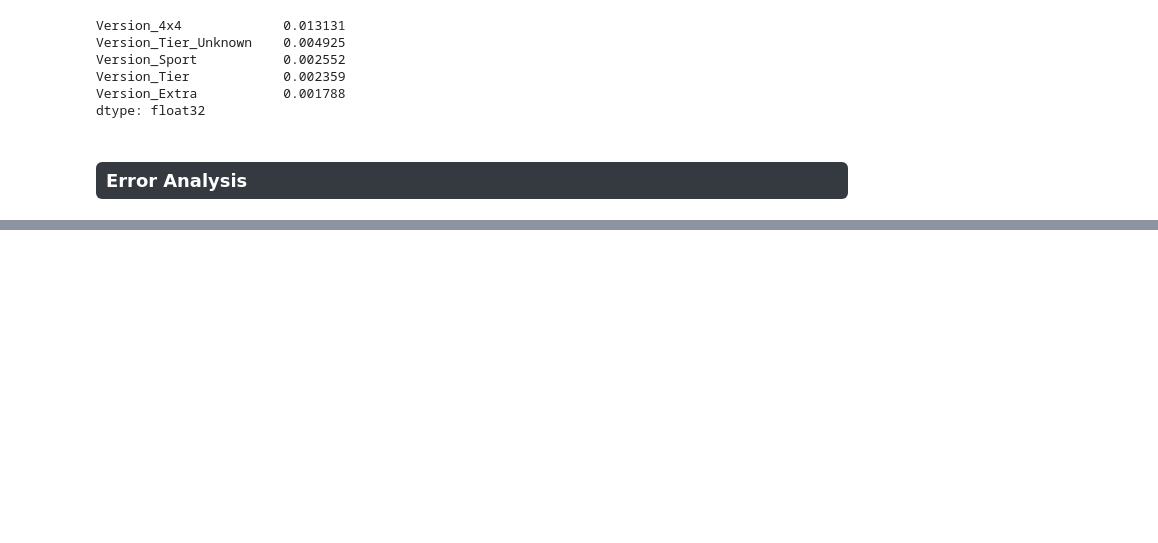
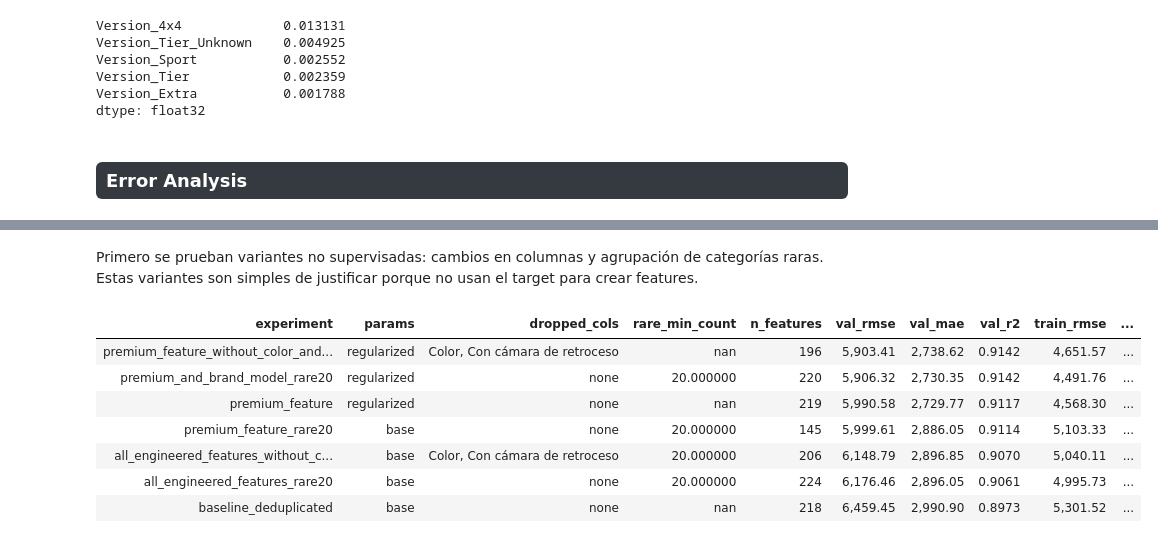
Before and after one commit to abrildiaco/TP_Final_ML, a Jupyter notebook: notebooks/just_trying.ipynb, the cells around one changed output, grey strips where cells are left out. Cells and saved outputs as stored; diff of their text form; code cells hidden in the pictures; blank space fills up the shorter version.

```diff
--- a/notebooks/just_trying.ipynb
+++ b/notebooks/just_trying.ipynb
@@ -733,0 +785,80 @@ Error Analysis
+# %% [markdown]
+Primero se prueban variantes no supervisadas: cambios en columnas y agrupación de categorías raras. Estas variantes son simples de justificar porque no usan el target para crear features.
+# %%
+one_hot_experiments = [
+    {
+        "experiment": "baseline_deduplicated",
+        "feature_blocks": [],
+        "rare_min_count": None,
+        "drop_cols": [],
+        "params_name": "base",
+        "params": XGB_BASE_PARAMS,
+    },
+    {
+        "experiment": "premium_feature",
+        "feature_blocks": ["premium"],
+        "rare_min_count": None,
+        "drop_cols": [],
+        "params_name": "regularized",
+        "params": XGB_REGULARIZED_PARAMS,
+    },
+    {
+        "experiment": "premium_feature_without_color_and_camera",
+        "feature_blocks": ["premium"],
+        "rare_min_count": None,
+        "drop_cols": ["Color", "Con cámara de retroceso"],
+        "params_name": "regularized",
+        "params": XGB_REGULARIZED_PARAMS,
+    },
+    {
+        "experiment": "premium_feature_rare20",
+        "feature_blocks": ["premium"],
+        "rare_min_count": 20,
+        "drop_cols": [],
+        "params_name": "base",
+        "params": XGB_BASE_PARAMS,
+    },
+    {
+        "experiment": "premium_and_brand_model_rare20",
+        "feature_blocks": ["premium", "brand_model"],
+        "rare_min_count": 20,
+        "drop_cols": [],
+        "params_name": "regularized",
+        "params": XGB_REGULARIZED_PARAMS,
+    },
+    {
+        "experiment": "all_engineered_features_rare20",
+        "feature_blocks": "all",
+        "rare_min_count": 20,
+        "drop_cols": [],
+        "params_name": "base",
+        "params": XGB_BASE_PARAMS,
+    },
+    {
+        "experiment": "all_engineered_features_without_color_and_camera_rare20",
+        "feature_blocks": "all",
+        "rare_min_count": 20,
+        "drop_cols": ["Color", "Con cámara de retroceso"],
+        "params_name": "base",
+        "params": XGB_BASE_PARAMS,
+    },
+]
+
+one_hot_comparison, one_hot_fitted = exp.run_one_hot_experiments(
+    X_train_raw,
+    y_train,
+    X_val_raw,
+    y_val,
+    experiments=one_hot_experiments,
+)
+
+exp.style_experiment_comparison(one_hot_comparison)
+# %% [output]
+| experiment | params | dropped_cols | rare_min_count | n_features | val_rmse | val_mae | val_r2 | train_rmse | ... |
+| premium_feature_without_color_and... | regularized | Color, Con cámara de retroceso | nan | 196 | 5,903.41 | 2,738.62 | 0.9142 | 4,651.57 | ... |
+| premium_and_brand_model_rare20 | regularized | none | 20.000000 | 220 | 5,906.32 | 2,730.35 | 0.9142 | 4,491.76 | ... |
+| premium_feature | regularized | none | nan | 219 | 5,990.58 | 2,729.77 | 0.9117 | 4,568.30 | ... |
+| premium_feature_rare20 | base | none | 20.000000 | 145 | 5,999.61 | 2,886.05 | 0.9114 | 5,103.33 | ... |
+| all_engineered_features_without_c... | base | Color, Con cámara de retroceso | 20.000000 | 206 | 6,148.79 | 2,896.85 | 0.9070 | 5,040.11 | ... |
+| all_engineered_features_rare20 | base | none | 20.000000 | 224 | 6,176.46 | 2,896.05 | 0.9061 | 4,995.73 | ... |
+| baseline_deduplicated | base | none | nan | 218 | 6,459.45 | 2,990.90 | 0.8973 | 5,301.52 | ... |
```
Also changed, not shown: parts of 20 cells of this notebook, 3 other files.
